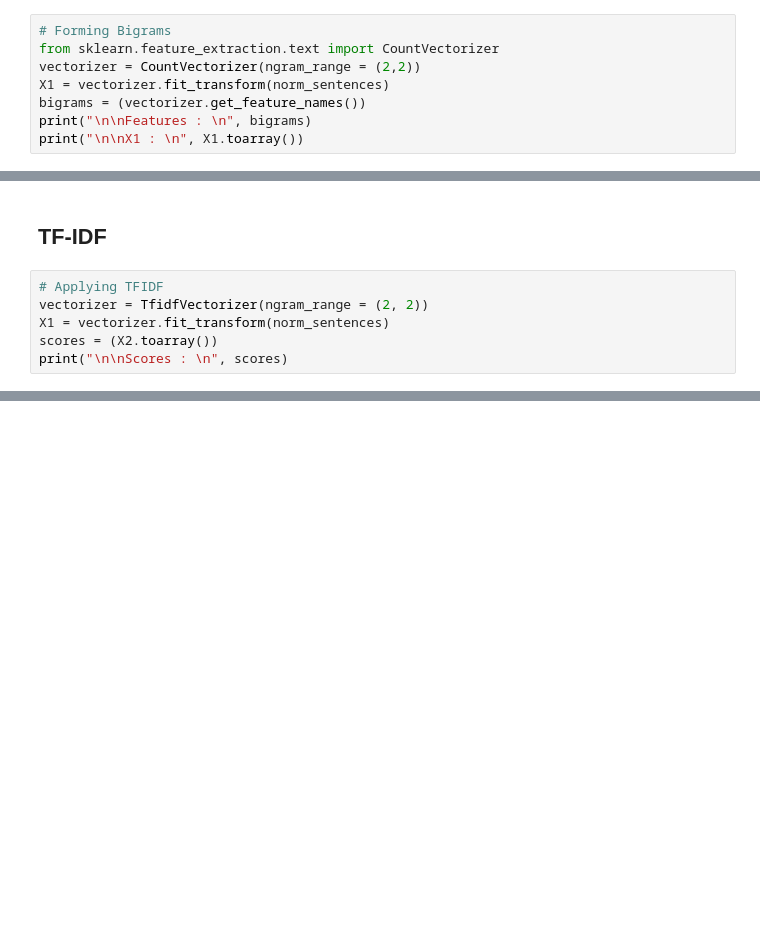
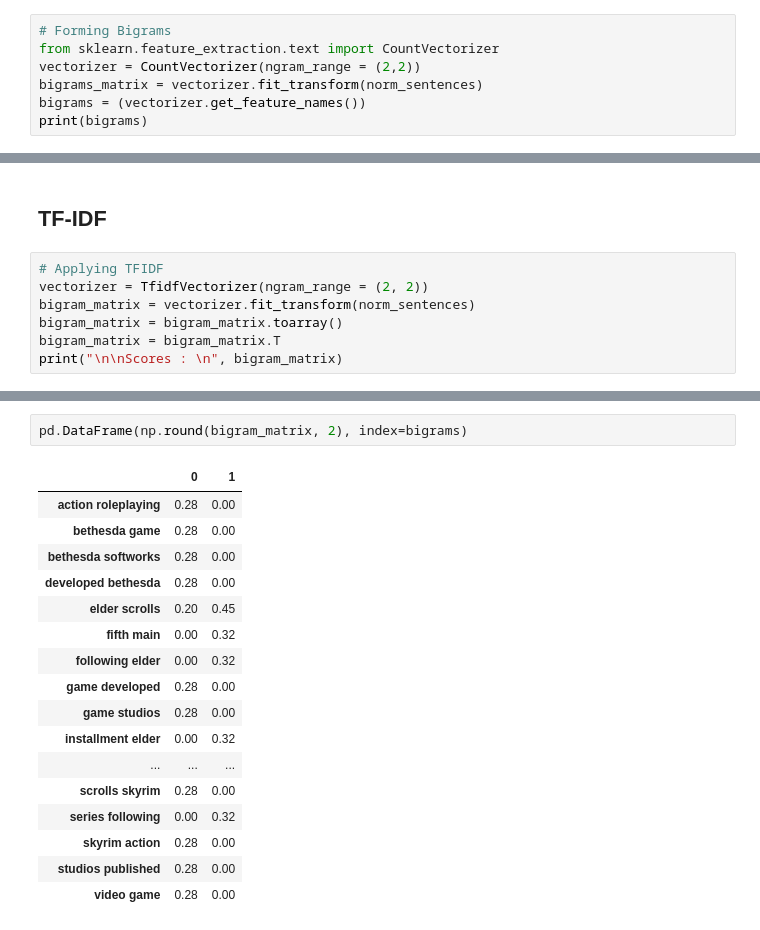
Before and after one commit to kosuridivesh/NLP-TheProject, a Jupyter notebook: Text_Summarization.ipynb, the cells around one changed output, grey strips where cells are left out. Drawn from its saved outputs; the diff is of its cells as text; blank space fills up the shorter version.

```diff
--- a/Text_Summarization.ipynb
+++ b/Text_Summarization.ipynb
@@ -224,8 +225,7 @@ pd.DataFrame(np.round(td_matrix, 2), index=unigrams)
 # Forming Bigrams
 from sklearn.feature_extraction.text import CountVectorizer
 vectorizer = CountVectorizer(ngram_range = (2,2))
-X1 = vectorizer.fit_transform(norm_sentences)
+bigrams_matrix = vectorizer.fit_transform(norm_sentences)
 bigrams = (vectorizer.get_feature_names())
-print("\n\nFeatures : \n", bigrams)
-print("\n\nX1 : \n", X1.toarray())
+print(bigrams)
 # %% [output]
@@ -299,8 +293,9 @@ KeyError: ignored
 # %%
 # Applying TFIDF
 vectorizer = TfidfVectorizer(ngram_range = (2, 2))
-X1 = vectorizer.fit_transform(norm_sentences)
-scores = (X2.toarray())
-print("\n\nScores : \n", scores)
+bigram_matrix = vectorizer.fit_transform(norm_sentences)
+bigram_matrix = bigram_matrix.toarray()
+bigram_matrix = bigram_matrix.T
+print("\n\nScores : \n", bigram_matrix)
 # %% [output]
 Scores :
@@ -314,0 +318,20 @@ Scores :
+# %%
+pd.DataFrame(np.round(bigram_matrix, 2), index=bigrams)
+# %% [output]
+|  | 0 | 1 |
+| action roleplaying | 0.28 | 0.00 |
+| bethesda game | 0.28 | 0.00 |
+| bethesda softworks | 0.28 | 0.00 |
+| developed bethesda | 0.28 | 0.00 |
+| elder scrolls | 0.20 | 0.45 |
+| fifth main | 0.00 | 0.32 |
+| following elder | 0.00 | 0.32 |
+| game developed | 0.28 | 0.00 |
+| game studios | 0.28 | 0.00 |
+| installment elder | 0.00 | 0.32 |
+| ... | ... | ... |
+| scrolls skyrim | 0.28 | 0.00 |
+| series following | 0.00 | 0.32 |
+| skyrim action | 0.28 | 0.00 |
+| studios published | 0.28 | 0.00 |
+| video game | 0.28 | 0.00 |
```
Also changed, not shown: parts of 3 cells of this notebook.
